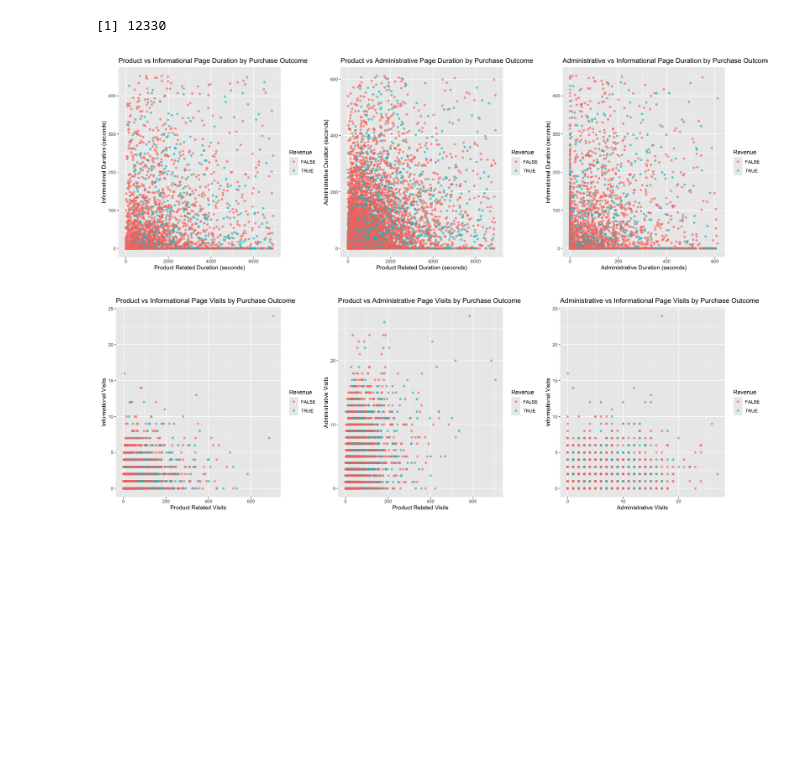
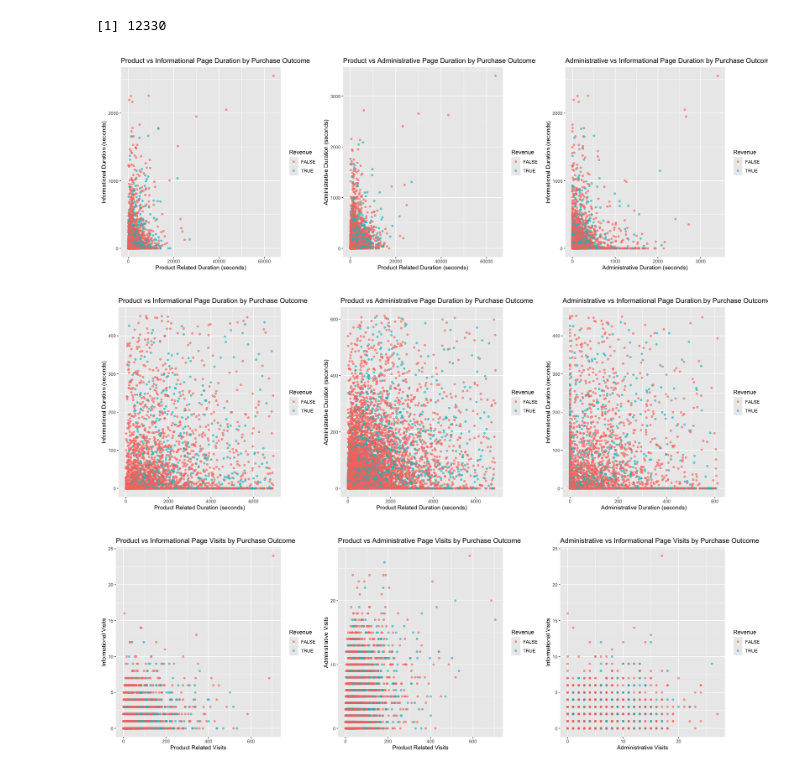
Before and after one commit to nimamot/STAT301Project, a Jupyter notebook: ignacio_testing.ipynb, the cells around one changed output. Drawn from its saved outputs; the diff is of its cells as text; code cells hidden in the pictures; blank space fills up the shorter version.

Commit message:
visualisations, pls no merge conflict

```diff
--- a/ignacio_testing.ipynb
+++ b/ignacio_testing.ipynb
@@ -67,6 +67,47 @@ data_clean <- data %>%
   filter(ProductRelated_Duration <= cutoff_pr_d) %>%
   filter(Informational_Duration <= cutoff_i_d) %>%
   filter(Administrative_Duration <= cutoff_a_d)
+# %%
+# Visualization 1.1: Durations and interactions
+
+pvi <- ggplot(data, aes(x = ProductRelated_Duration,
+                 y = Informational_Duration,
+                 color = Revenue)) +
+  geom_point(alpha = 0.6) +
+  labs(
+    title = "Product vs Informational Page Duration by Purchase Outcome",
+    x = "Product Related Duration (seconds)",
+    y = "Informational Duration (seconds)",
+    color = "Revenue"
+  )
+
+pva <- ggplot(data, aes(x = ProductRelated_Duration,
+                 y = Administrative_Duration,
+                 color = Revenue)) +
+  geom_point(alpha = 0.6) +
+  labs(
+    title = "Product vs Administrative Page Duration by Purchase Outcome",
+    x = "Product Related Duration (seconds)",
+    y = "Administrative Duration (seconds)",
+    color = "Revenue"
+  )
+
+avi <- ggplot(data, aes(x = Administrative_Duration,
+                 y = Informational_Duration,
+                 color = Revenue)) +
+  geom_point(alpha = 0.6) +
+  labs(
+    title = "Administrative vs Informational Page Duration by Purchase Outcome",
+    x = "Administrative Duration (seconds)",
+    y = "Informational Duration (seconds)",
+    color = "Revenue"
+  )
+
+options(repr.plot.width = 18, repr.plot.height = 6)
+vis1 <- pvi | pva | avi
+
+# Explain how we wanted to visualize how they relate to each other...
+# Explain choice to do 3 graphs becasue GGPlot cant plot 3d OR install neccesary packages and do 3d
 # %%
 # Visualization 1.1: Durations and interactions
 
@@ -104,7 +145,7 @@ avi <- ggplot(data_clean, aes(x = Administrative_Duration,
   )
 
 options(repr.plot.width = 18, repr.plot.height = 6)
-vis1 <- pvi | pva | avi
+vis12 <- pvi | pva | avi
 
 # Explain how we wanted to visualize how they relate to each other...
 # Explain choice to do 3 graphs becasue GGPlot cant plot 3d OR install neccesary packages and do 3d
@@ -151,10 +192,12 @@ vis2 <- pvi | pva | avi
 # Explain choice to do 3 graphs becasue GGPlot cant plot 3d OR install neccesary packages and do 3d
 # %%
 vis1
+vis12
 vis2
 # %% [output]
-[figure, old version]
+[figure, new version]
-[figure, old version]
+[figure, new version]
+[figure, added]
 # %%
 data_clean <- data_clean %>%
     mutate(
```
Also changed, not shown: parts of 1 cell of this notebook.
